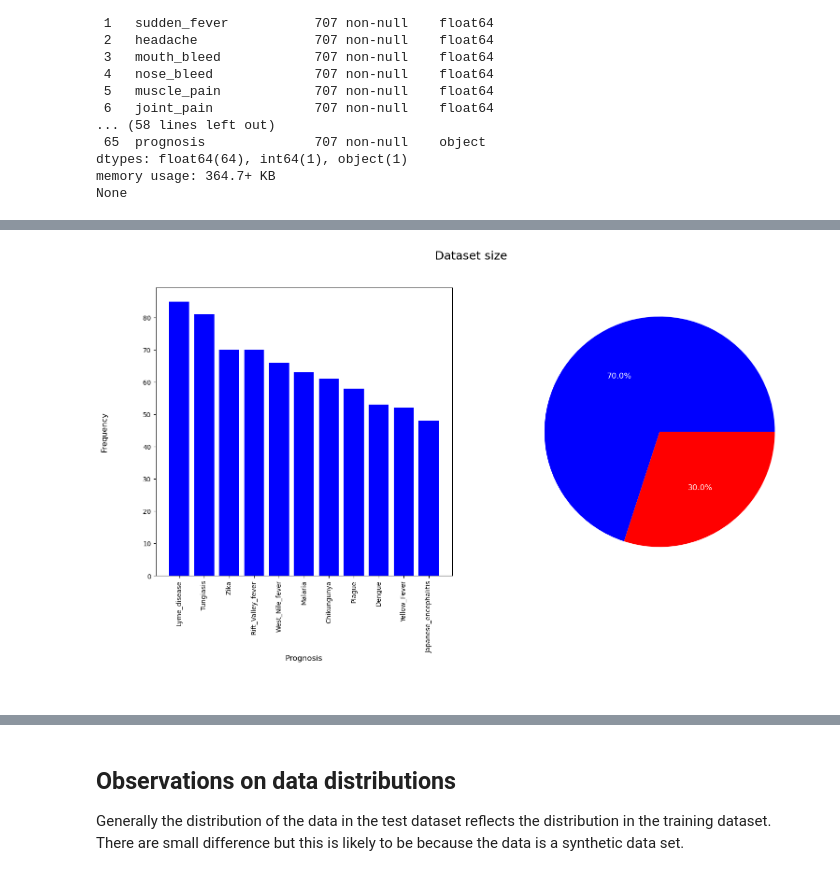
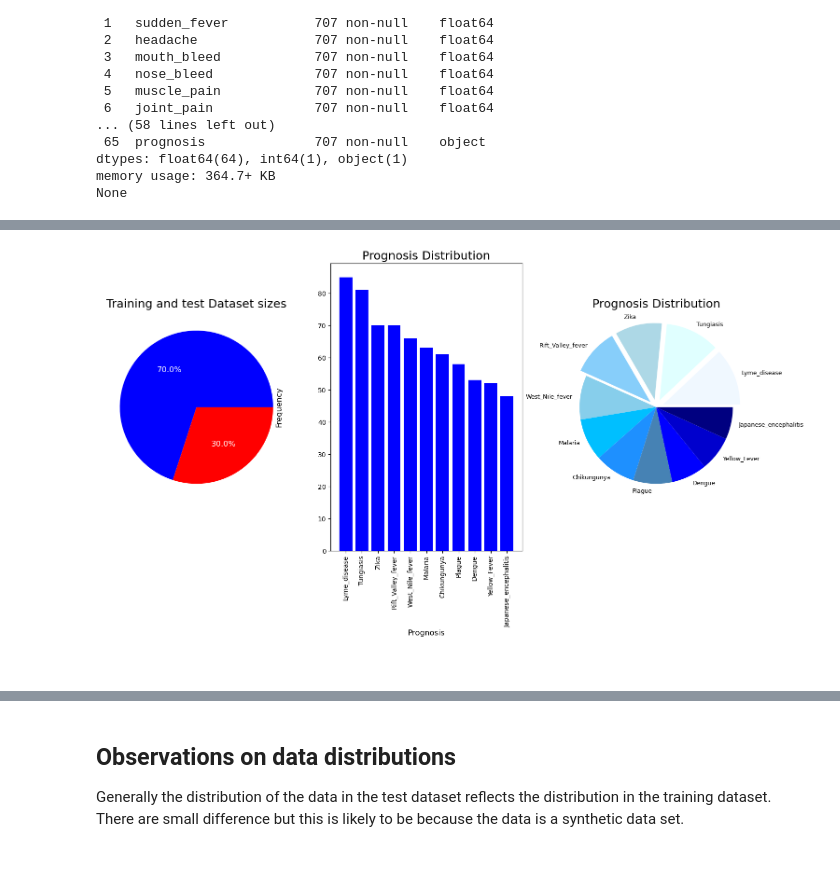
Before and after one commit to davidcoxon/Kaggle, a Jupyter notebook: visualising-playground-3-data.ipynb, the cells around one changed output, grey strips where cells are left out. Saved outputs shown, nothing was run; the diff lists cells and outputs as text; code cells hidden in the pictures.

Commit message:
Kaggle Notebook | Comparing VDA options for 2023 Playground 3 Data  | Version 5

```diff
--- a/visualising-playground-3-data.ipynb
+++ b/visualising-playground-3-data.ipynb
@@ -54,6 +54,7 @@ warnings.filterwarnings("ignore")
 
 #variables
 colour=['maroon','r','g','darkgreen','c','teal','b','navy','indigo','m','deeppink','orange','sienna','yellow','khaki','olive','tan','black','grey','brown']
+blues=['aliceblue','lightcyan','lightblue','lightskyblue','skyblue','deepskyblue','dodgerblue','steelblue','blue','mediumblue','navy']
 
 print('Parameters set')
 
@@ -122,26 +127,35 @@ None
 # %%
+%%time
+
 # Create grid
 f = plt.figure(figsize=(18,8))
 ax = f.add_subplot(121)
 ax2 = f.add_subplot(133)
 
-# plot the number size of training versus test dataset
-plt.subplot(1, 2, 1)
-plt.bar(pd.Series(range(1,12)),train_df['prognosis'].value_counts(),color='b')
-plt.xticks(np.arange(1,12),train_df['prognosis'].unique(),rotation=90)
-plt.suptitle(f'Prognosis distribution in training data', ha='center', fontsize=18)
-plt.xlabel(f'Prognosis\n\n\n\n', ha='center', fontsize=12)
-plt.ylabel(f'Frequency\n\n\n\n', ha='center', fontsize=12)
-
-# plot the number of occurances of each prognosis
-plt.subplot(1, 2, 2)
+# plot the distibution of prognosis pie chart
+plt.subplot(1, 3, 1)
 plt.pie([len(train_df), len(test_df)],
         labels=['train', 'test'],
         colors=['blue', 'red'],
         textprops={'fontsize': 12, 'color' : 'white',},
         autopct='%1.1f%%')
+plt.title(f'Training and test Dataset sizes', ha='center', fontsize=18)
 
-plt.suptitle(f'Dataset size', ha='center', fontsize=18)
+# plot the number size of training versus test dataset
+plt.subplot(1, 3, 2)
+plt.bar(pd.Series(range(1,12)),train_df['prognosis'].value_counts(),color='b')
+plt.xticks(np.arange(1,12),train_df['prognosis'].unique(),rotation=90)
+plt.xlabel(f'Prognosis\n\n\n\n', ha='center', fontsize=12)
+plt.ylabel(f'Frequency\n\n\n\n', ha='center', fontsize=12)
+plt.title(f'Prognosis Distribution', ha='center', fontsize=18)
+
+# plot dostribution of prognosis in dataset
+explode = (0.1, 0.1, 0.1,0.1,0,0,0,0,0,0,0)
+plt.subplot(1, 3, 3)
+plt.pie(train_df['prognosis'].value_counts(),textprops={'fontsize': 9, 'color' : 'black',},explode=explode,colors=blues, labels=train_df['prognosis'].unique())
+plt.title(f'Prognosis Distribution', ha='center', fontsize=18)
+#plt.legend(loc='lower center')
+
 plt.show()
 # %% [output]
-[figure, old version]
+[figure, new version]
```
Also changed, not shown: parts of 15 cells of this notebook.
